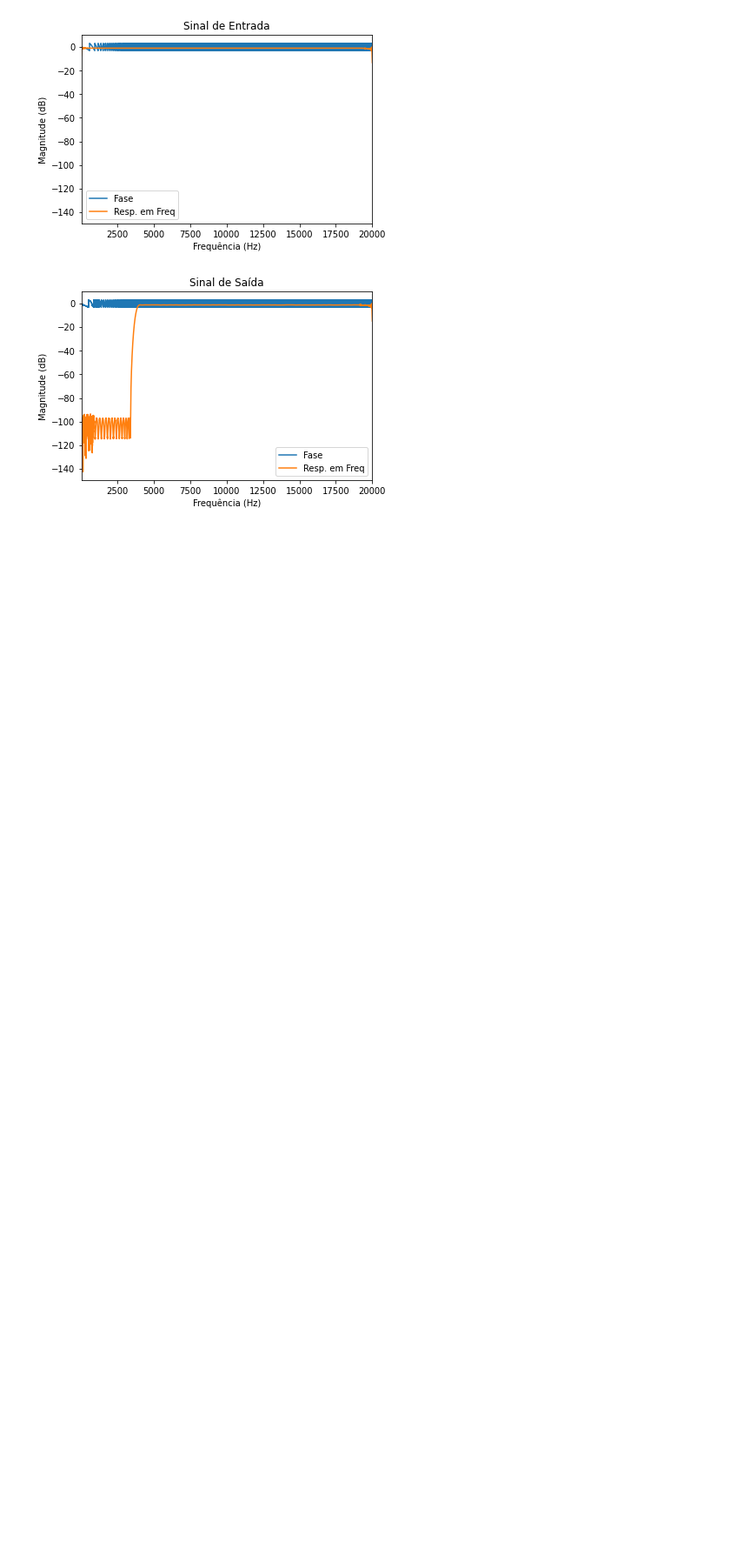
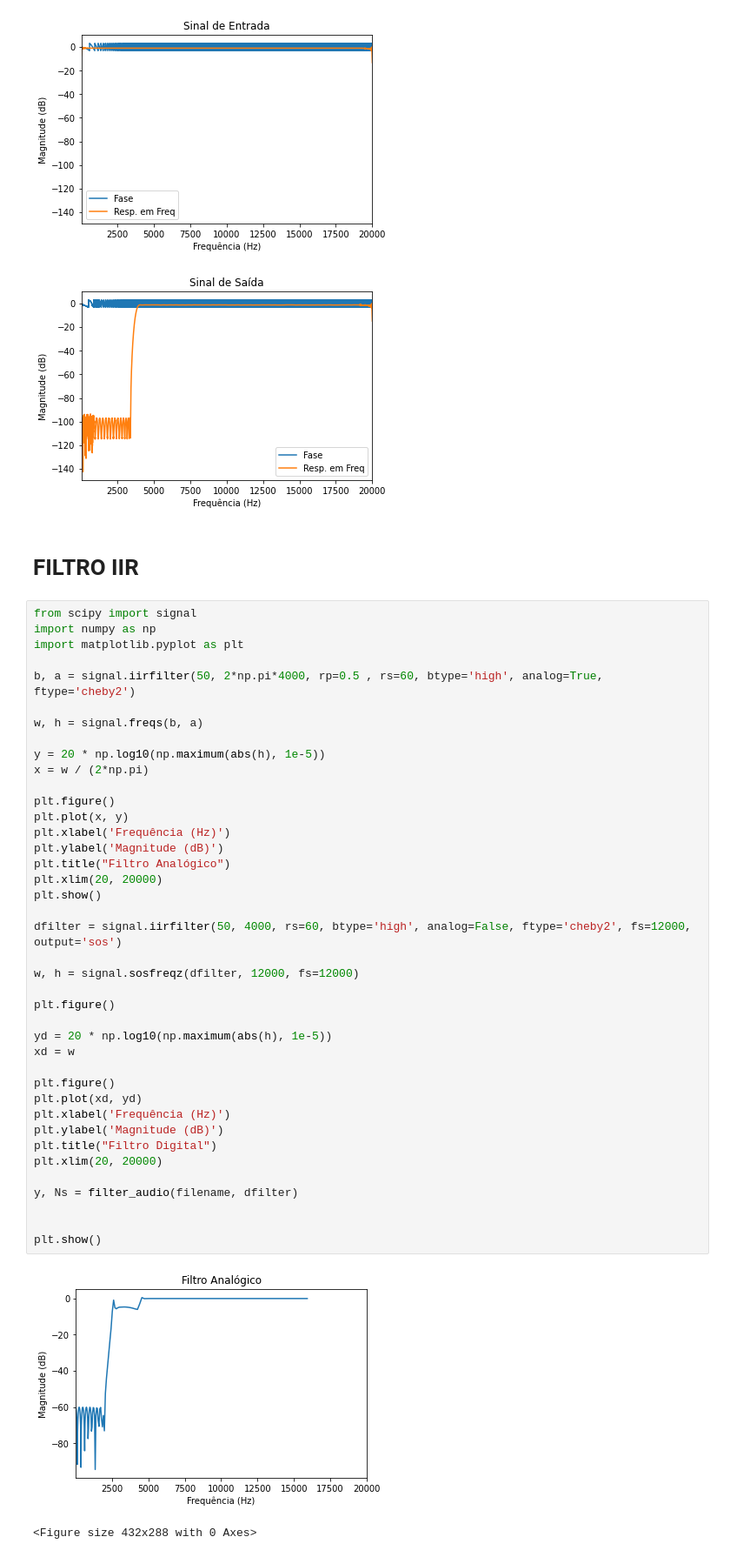
Before and after one commit to SoxxZ/pds, a Jupyter notebook: projeto.ipynb, the cells around one changed output. Shown at 87% size. Cells and saved outputs as stored; diff of their text form; blank space fills up the shorter version.

Commit message:
iir filter add

```diff
--- a/projeto.ipynb
+++ b/projeto.ipynb
@@ -105,3 +105,48 @@ Done Filtering Audio
 [figure]
 [figure]
 [figure]
+# %% [markdown]
+# **FILTRO IIR**
+# %%
+from scipy import signal
+import numpy as np
+import matplotlib.pyplot as plt
+
+b, a = signal.iirfilter(50, 2*np.pi*4000, rp=0.5 , rs=60, btype='high', analog=True, ftype='cheby2')
+
+w, h = signal.freqs(b, a)
+
+y = 20 * np.log10(np.maximum(abs(h), 1e-5))
+x = w / (2*np.pi)
+
+plt.figure()
+plt.plot(x, y)
+plt.xlabel('Frequência (Hz)')
+plt.ylabel('Magnitude (dB)')
+plt.title("Filtro Analógico")
+plt.xlim(20, 20000)
+plt.show()
+
+dfilter = signal.iirfilter(50, 4000, rs=60, btype='high', analog=False, ftype='cheby2', fs=12000, output='sos')
+
+w, h = signal.sosfreqz(dfilter, 12000, fs=12000)
+
+plt.figure()
+
+yd = 20 * np.log10(np.maximum(abs(h), 1e-5))
+xd = w
+
+plt.figure()
+plt.plot(xd, yd)
+plt.xlabel('Frequência (Hz)')
+plt.ylabel('Magnitude (dB)')
+plt.title("Filtro Digital")
+plt.xlim(20, 20000)
+
+y, Ns = filter_audio(filename, dfilter)
+
+
+plt.show()
+# %% [output]
+[figure, added]
+<Figure size 432x288 with 0 Axes>
```
Also changed, not shown: parts of 3 cells of this notebook, 3 other files.
